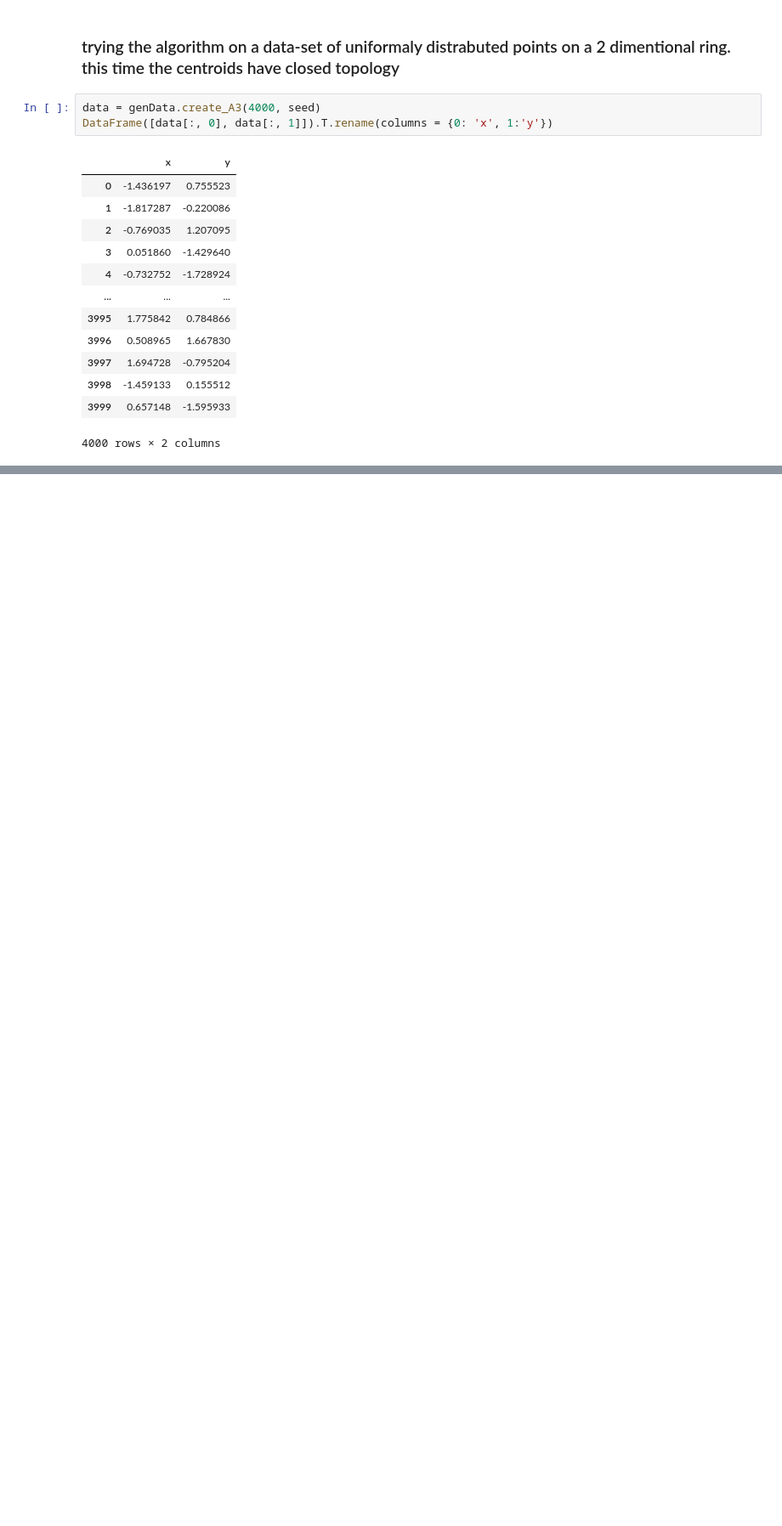
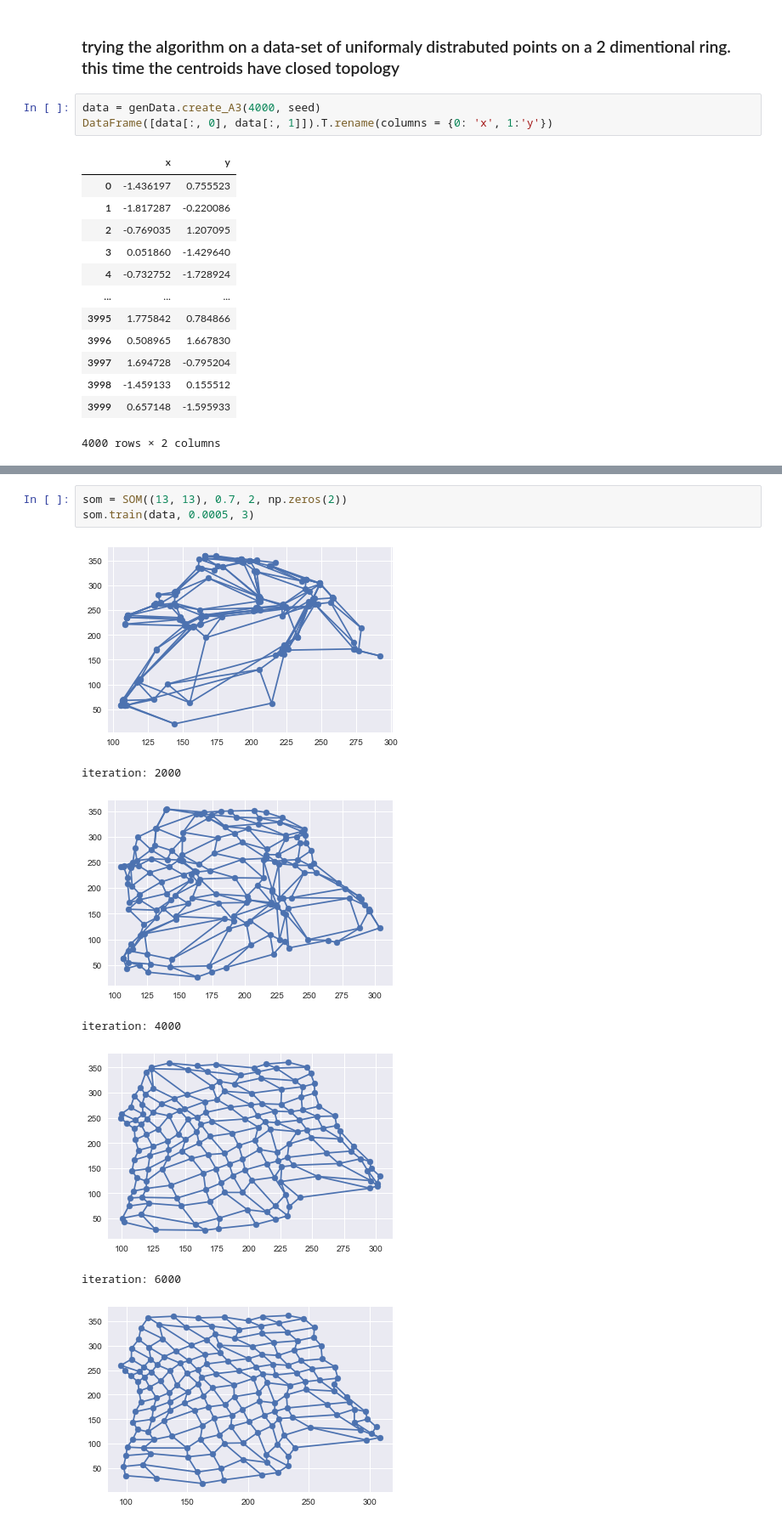
Before and after one commit to Israel0545488592/NeuralComputing2, a Jupyter notebook: Main_program .ipynb, the cells around one changed output, grey strips where cells are left out. Shown at 85% size. Drawn from its saved outputs; the diff is of its cells as text; blank space fills up the shorter version.

```diff
--- a/Main_program .ipynb
+++ b/Main_program .ipynb
@@ -154,0 +156,11 @@ plt.scatter(dataB[:,0],dataB[:,1])
+# %%
+som = SOM((13, 13), 0.7, 2, np.zeros(2))
+som.train(data, 0.0005, 3)
+# %% [output]
+[figure, added]
+iteration: 2000
+[figure, added]
+iteration: 4000
+[figure, added]
+iteration: 6000
+[figure, added]
```
Also changed, not shown: parts of 8 cells of this notebook.
